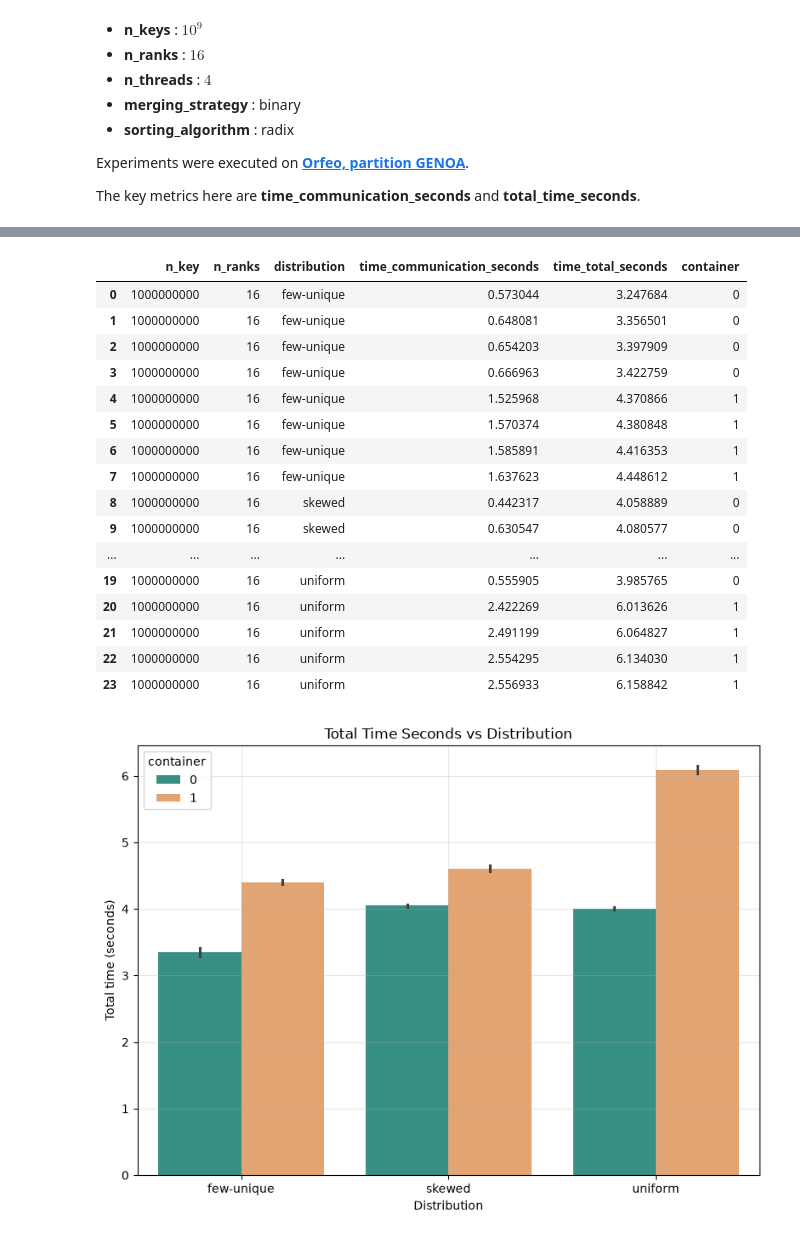
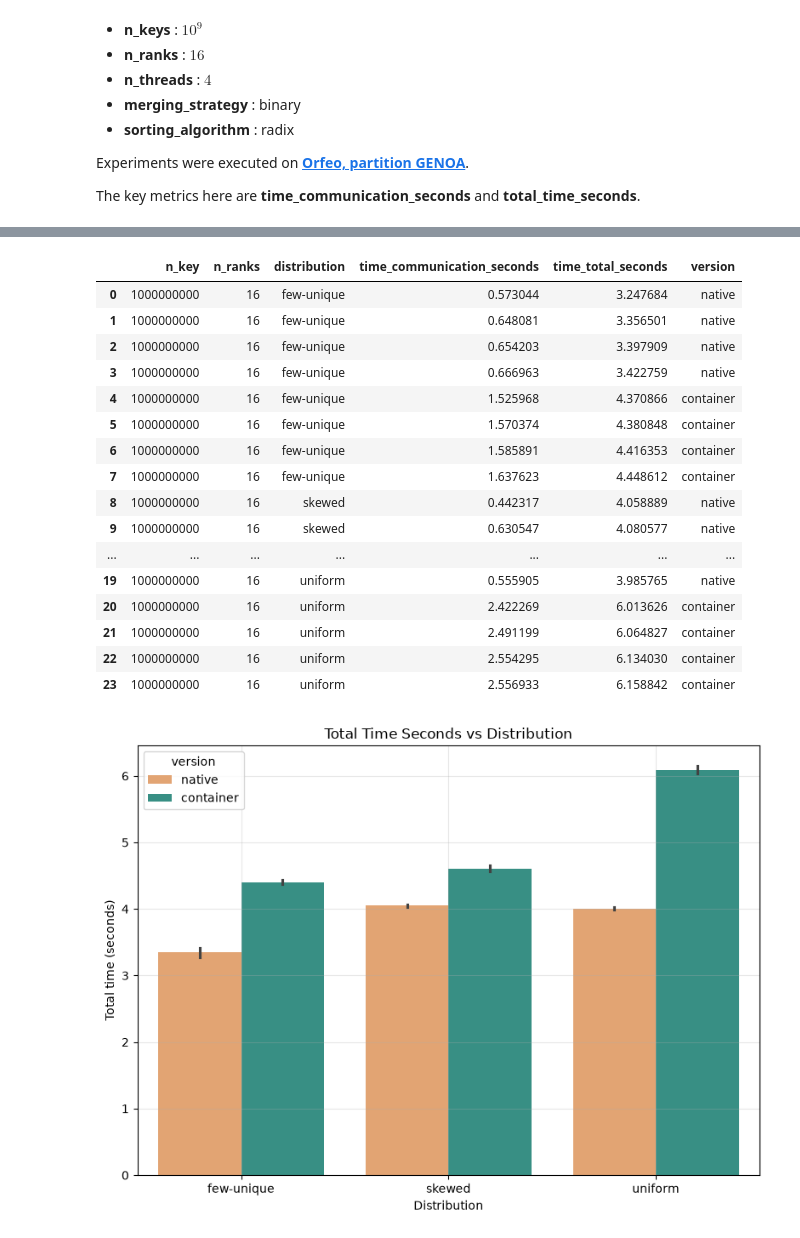
Before and after one commit to frekkoz3/Parallel-Sample-Sort, a Jupyter notebook: Script/containerized distributions.ipynb, the cells around one changed output, grey strips where cells are left out. Cells and saved outputs as stored; diff of their text form; code cells hidden in the pictures.

```diff
--- a/Script/containerized distributions.ipynb
+++ b/Script/containerized distributions.ipynb
@@ -30,6 +30,6 @@ native_results = pd.read_csv("../parallel/results/distributions.csv")
 native_results = native_results[
     ["n_key","n_ranks", "distribution", "time_communication_seconds", "time_total_seconds"]
 ]
-native_results["container"] = 0
+native_results["version"] = "native"
 native_results.head()
 # %% [output]
@@ -57,48 +57,48 @@ container_results.head()
 results = pd.merge(native_results, container_results, "outer")
 results.head(30)
 # %% [output]
-|  | n_key | n_ranks | distribution | time_communication_seconds | time_total_seconds | container |
-| 0 | 1000000000 | 16 | few-unique | 0.573044 | 3.247684 | 0 |
-| 1 | 1000000000 | 16 | few-unique | 0.648081 | 3.356501 | 0 |
-| 2 | 1000000000 | 16 | few-unique | 0.654203 | 3.397909 | 0 |
-| 3 | 1000000000 | 16 | few-unique | 0.666963 | 3.422759 | 0 |
-| 4 | 1000000000 | 16 | few-unique | 1.525968 | 4.370866 | 1 |
-| 5 | 1000000000 | 16 | few-unique | 1.570374 | 4.380848 | 1 |
-| 6 | 1000000000 | 16 | few-unique | 1.585891 | 4.416353 | 1 |
-| 7 | 1000000000 | 16 | few-unique | 1.637623 | 4.448612 | 1 |
-| 8 | 1000000000 | 16 | skewed | 0.442317 | 4.058889 | 0 |
-| 9 | 1000000000 | 16 | skewed | 0.630547 | 4.080577 | 0 |
+|  | n_key | n_ranks | distribution | time_communication_seconds | time_total_seconds | version |
+| 0 | 1000000000 | 16 | few-unique | 0.573044 | 3.247684 | native |
+| 1 | 1000000000 | 16 | few-unique | 0.648081 | 3.356501 | native |
+| 2 | 1000000000 | 16 | few-unique | 0.654203 | 3.397909 | native |
+| 3 | 1000000000 | 16 | few-unique | 0.666963 | 3.422759 | native |
+| 4 | 1000000000 | 16 | few-unique | 1.525968 | 4.370866 | container |
+| 5 | 1000000000 | 16 | few-unique | 1.570374 | 4.380848 | container |
+| 6 | 1000000000 | 16 | few-unique | 1.585891 | 4.416353 | container |
+| 7 | 1000000000 | 16 | few-unique | 1.637623 | 4.448612 | container |
+| 8 | 1000000000 | 16 | skewed | 0.442317 | 4.058889 | native |
+| 9 | 1000000000 | 16 | skewed | 0.630547 | 4.080577 | native |
 | ... | ... | ... | ... | ... | ... | ... |
-| 19 | 1000000000 | 16 | uniform | 0.555905 | 3.985765 | 0 |
-| 20 | 1000000000 | 16 | uniform | 2.422269 | 6.013626 | 1 |
-| 21 | 1000000000 | 16 | uniform | 2.491199 | 6.064827 | 1 |
-| 22 | 1000000000 | 16 | uniform | 2.554295 | 6.134030 | 1 |
-| 23 | 1000000000 | 16 | uniform | 2.556933 | 6.158842 | 1 |
+| 19 | 1000000000 | 16 | uniform | 0.555905 | 3.985765 | native |
+| 20 | 1000000000 | 16 | uniform | 2.422269 | 6.013626 | container |
+| 21 | 1000000000 | 16 | uniform | 2.491199 | 6.064827 | container |
+| 22 | 1000000000 | 16 | uniform | 2.554295 | 6.134030 | container |
+| 23 | 1000000000 | 16 | uniform | 2.556933 | 6.158842 | container |
 # %%
 custom_palette = {
     "container": "#2a9d8f",
     "native": "#f4a261"
 }
 
 plt.figure(figsize=(8, 6))
 
 sns.barplot(
     data=results,
     x="distribution",
     y="time_total_seconds",
-    hue="container",
+    hue="version",
     palette=custom_palette,
     legend=True
 )
 
 plt.xlabel("Distribution")
 plt.ylabel("Total time (seconds)")
 plt.title(f"Total Time Seconds vs Distribution")
 plt.grid(True, alpha=0.3)
 plt.tight_layout()
 plt.show()
 # %% [output]
-[figure, old version]
+[figure, new version]
 # %%
 
 plt.figure(figsize=(8, 6))
```
Also changed, not shown: parts of 3 cells of this notebook, 1 other file.
